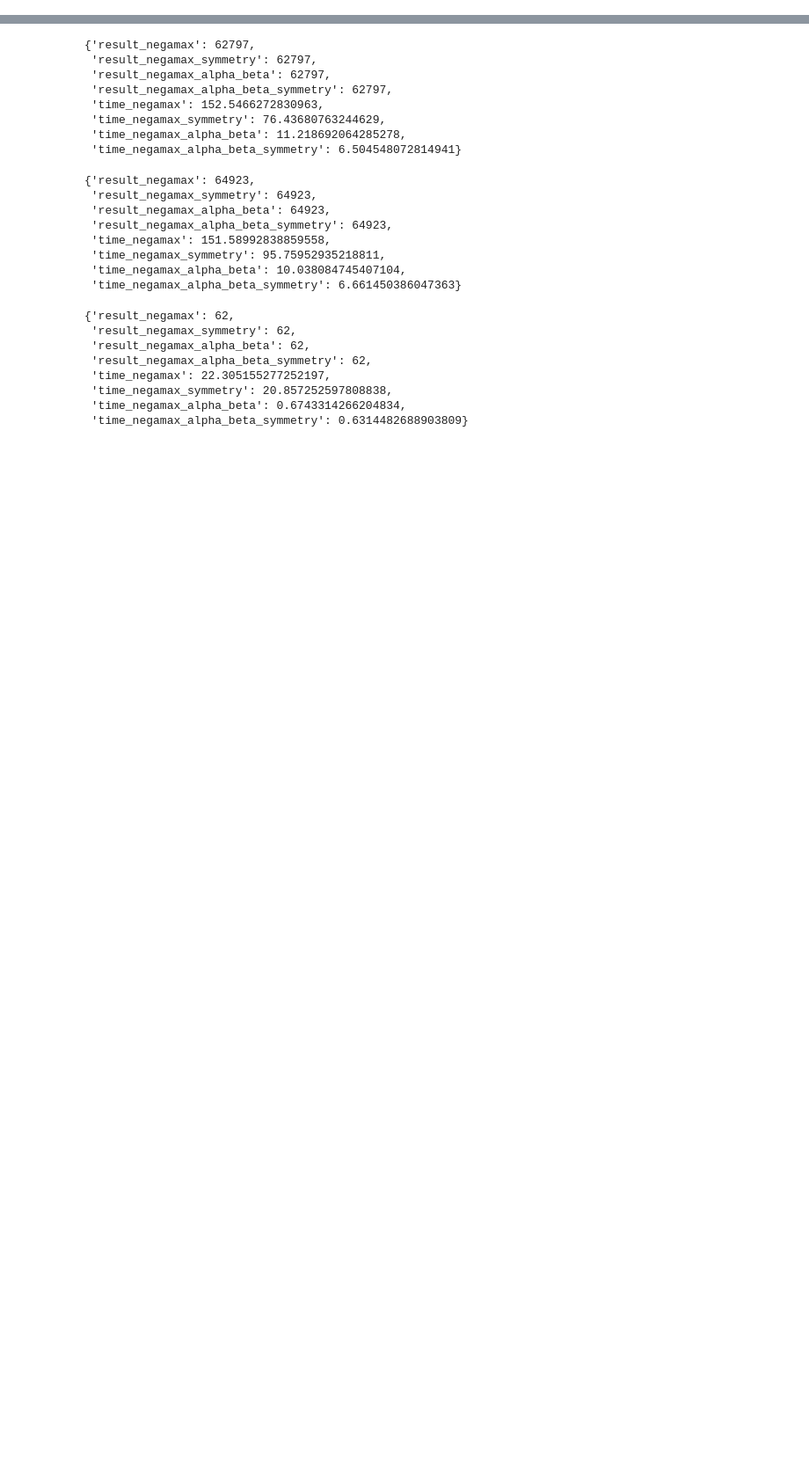
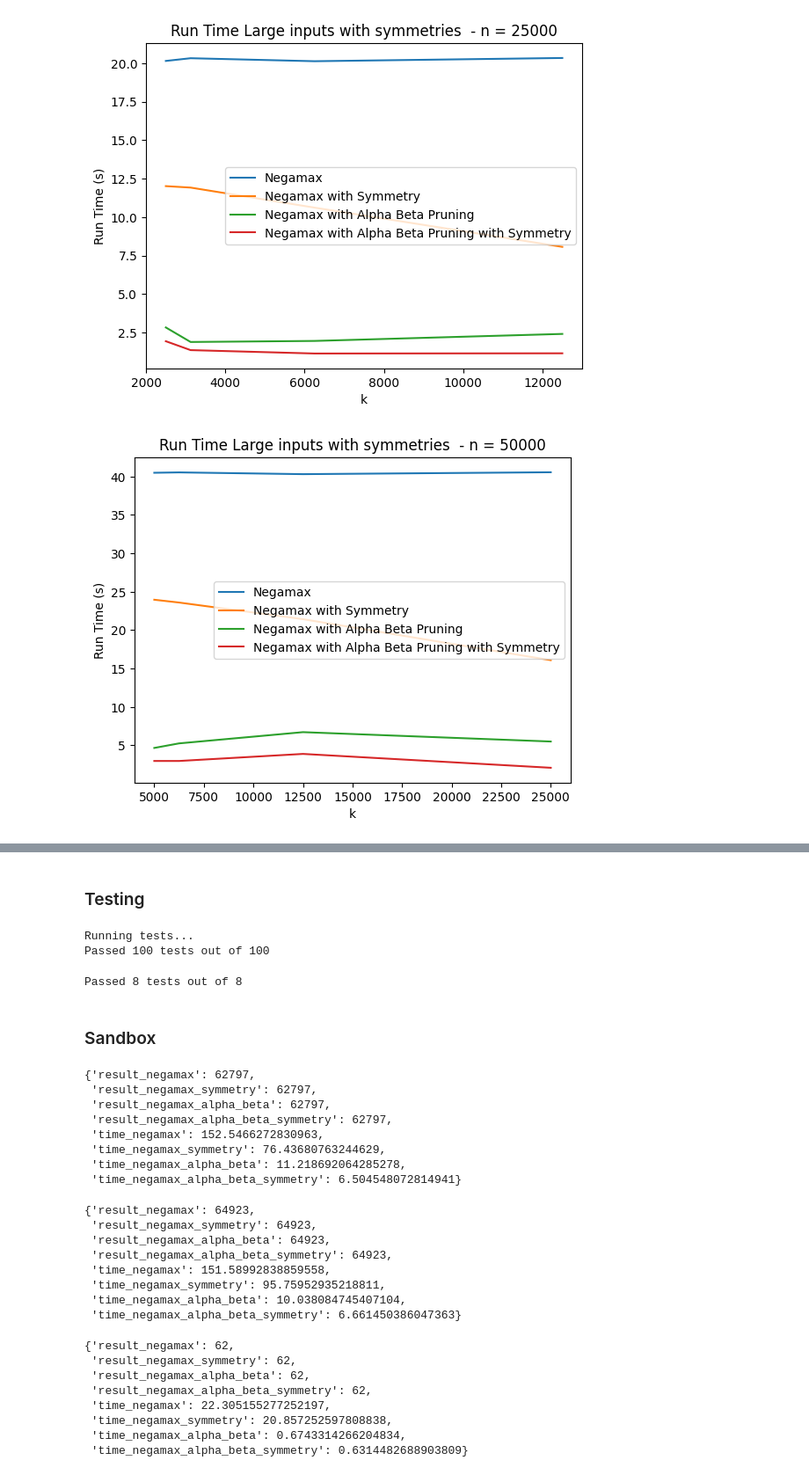
Before and after one commit to ptmdmusique/cs584-684-final, a Jupyter notebook: main.ipynb, the cells around one changed output, grey strips where cells are left out. Shown: that part at 88% size. Cells and saved outputs as stored; diff of their text form; code cells hidden in the pictures; blank space fills up the shorter version.

```diff
--- a/main.ipynb
+++ b/main.ipynb
@@ -224,0 +317,5 @@ def run_all(tree: list[TreeNode], log_output = False):
+# %%
+results_with_symmetry_random_sleep = run_all_with_symmetry(n_list_for_symmetry, k_division_list, True)
+# %% [output]
+[figure, added]
+[figure, added]
@@ -224,0 +325,2 @@ def run_all(tree: list[TreeNode], log_output = False):
+# %% [markdown]
+### Testing
@@ -225,3 +385,14 @@ def run_all(tree: list[TreeNode], log_output = False):
+# %%
+run_test()
+# %% [output]
+Running tests...
+Passed 100 tests out of 100
+# %%
+run_known_test_suite()
+# %% [output]
+Passed 8 tests out of 8
+# %% [markdown]
+### Sandbox
 # %%
 leaf_scores = generate_leaf_scores_with_symmetry(102400, random.randint(0, 51200))
 # leaf_scores = generate_leaf_scores(4)
```
Also changed, not shown: parts of 20 cells of this notebook.
